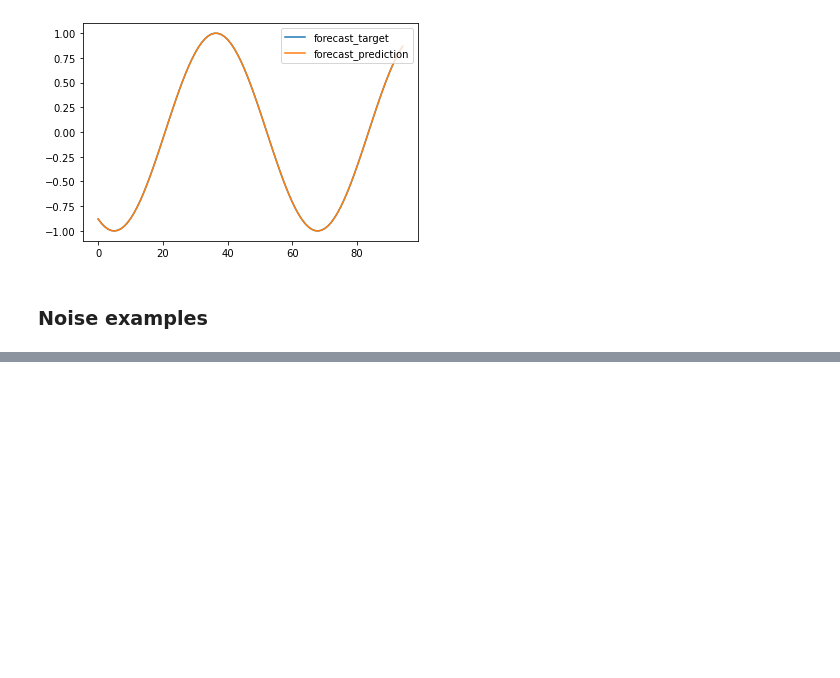
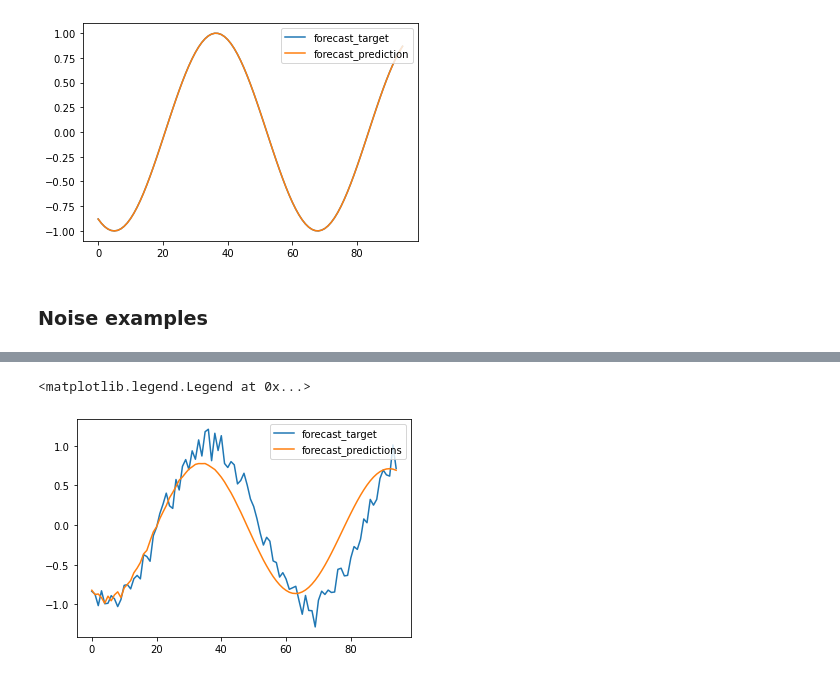
Before and after one commit to kang7367/ssac, a Jupyter notebook: 4.sequences/autoregressive_model.ipynb, the cells around one changed output, grey strips where cells are left out. Cells and saved outputs as stored; diff of their text form; code cells hidden in the pictures; blank space fills up the shorter version.

```diff
--- a/4.sequences/autoregressive_model.ipynb
+++ b/4.sequences/autoregressive_model.ipynb
@@ -102,0 +224,18 @@ plt.show()
+# %%
+validation_target = Y[-N//2:]
+validation_predictions = []
+
+last_x = X[-N//2]
+while len(validation_predictions) < len(validation_target):
+    p = model.predict(last_x.reshape(1, -1))[0,0] # 1x1 array -> scalar
+    validation_predictions.append(p)
+
+    last_x = np.roll(last_x, -1)
+    last_x[-1] = p
+# %%
+plt.plot(validation_target, label='forecast_target')
+plt.plot(validation_predictions, label='forecast_predictions')
+plt.legend()
+# %% [output]
+<matplotlib.legend.Legend at 0x...>
+[figure, added]
```
Also changed, not shown: parts of 18 cells of this notebook.
